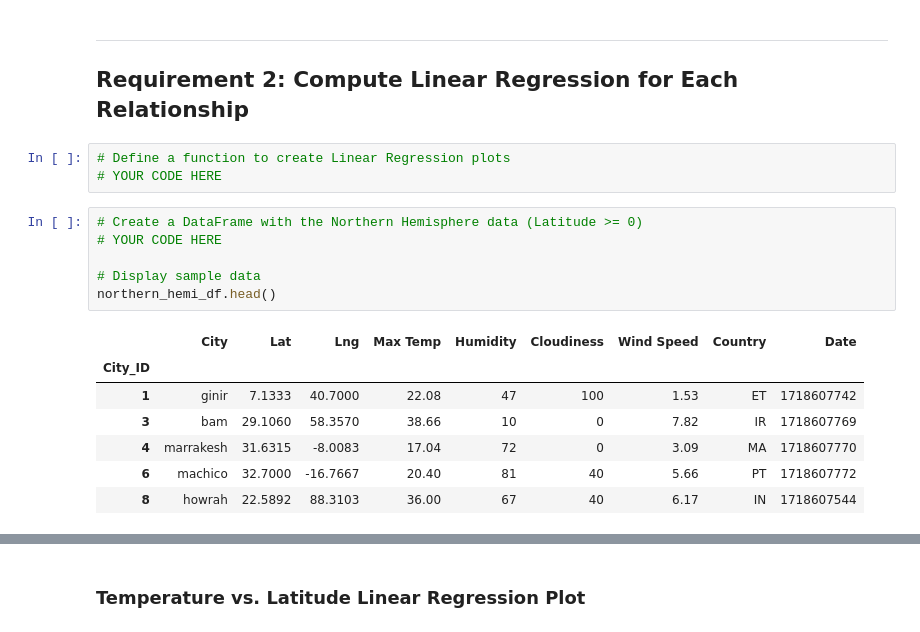
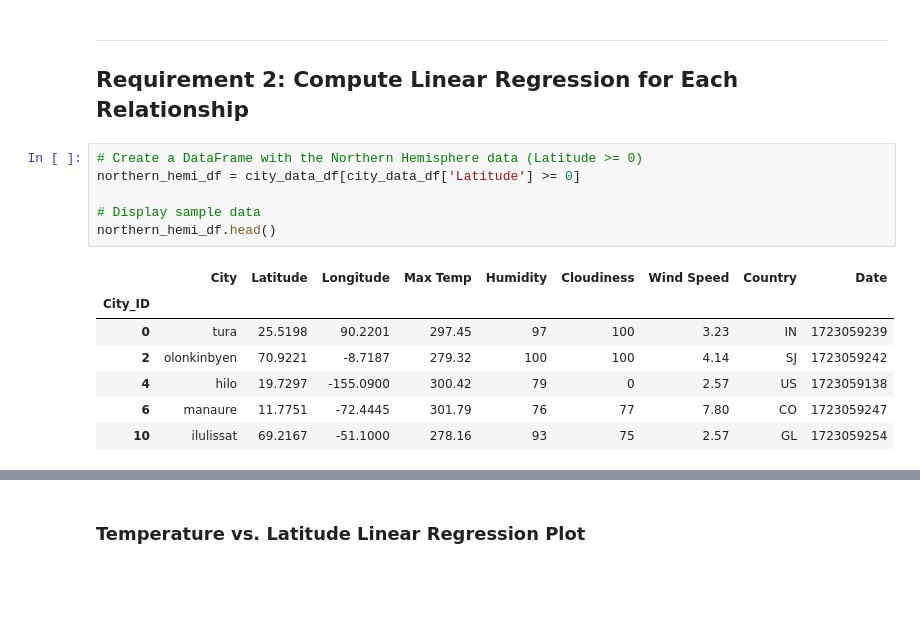
Before and after one commit to Daemch/python_api_challenge, a Jupyter notebook: WeatherPy/WeatherPy.ipynb, the cells around one changed output, grey strips where cells are left out. Drawn from its saved outputs; the diff is of its cells as text; blank space fills up the shorter version.

```diff
--- a/WeatherPy/WeatherPy.ipynb
+++ b/WeatherPy/WeatherPy.ipynb
@@ -250,22 +279,19 @@ plt.show()
 ---
 
 ## Requirement 2: Compute Linear Regression for Each Relationship
-# %%
-# Define a function to create Linear Regression plots
-# YOUR CODE HERE
 # %%
 # Create a DataFrame with the Northern Hemisphere data (Latitude >= 0)
-# YOUR CODE HERE
+northern_hemi_df = city_data_df[city_data_df['Latitude'] >= 0]
 
 # Display sample data
 northern_hemi_df.head()
 # %% [output]
-|  | City | Lat | Lng | Max Temp | Humidity | Cloudiness | Wind Speed | Country | Date |
+|  | City | Latitude | Longitude | Max Temp | Humidity | Cloudiness | Wind Speed | Country | Date |
 | City_ID |  |  |  |  |  |  |  |  |  |
-| 1 | ginir | 7.1333 | 40.7000 | 22.08 | 47 | 100 | 1.53 | ET | 1718607742 |
-| 3 | bam | 29.1060 | 58.3570 | 38.66 | 10 | 0 | 7.82 | IR | 1718607769 |
-| 4 | marrakesh | 31.6315 | -8.0083 | 17.04 | 72 | 0 | 3.09 | MA | 1718607770 |
-| 6 | machico | 32.7000 | -16.7667 | 20.40 | 81 | 40 | 5.66 | PT | 1718607772 |
-| 8 | howrah | 22.5892 | 88.3103 | 36.00 | 67 | 40 | 6.17 | IN | 1718607544 |
+| 0 | tura | 25.5198 | 90.2201 | 297.45 | 97 | 100 | 3.23 | IN | 1723059239 |
+| 2 | olonkinbyen | 70.9221 | -8.7187 | 279.32 | 100 | 100 | 4.14 | SJ | 1723059242 |
+| 4 | hilo | 19.7297 | -155.0900 | 300.42 | 79 | 0 | 2.57 | US | 1723059138 |
+| 6 | manaure | 11.7751 | -72.4445 | 301.79 | 76 | 77 | 7.80 | CO | 1723059247 |
+| 10 | ilulissat | 69.2167 | -51.1000 | 278.16 | 93 | 75 | 2.57 | GL | 1723059254 |
 # %%
 # Create a DataFrame with the Southern Hemisphere data (Latitude < 0)
```
Also changed, not shown: parts of 11 cells of this notebook.
